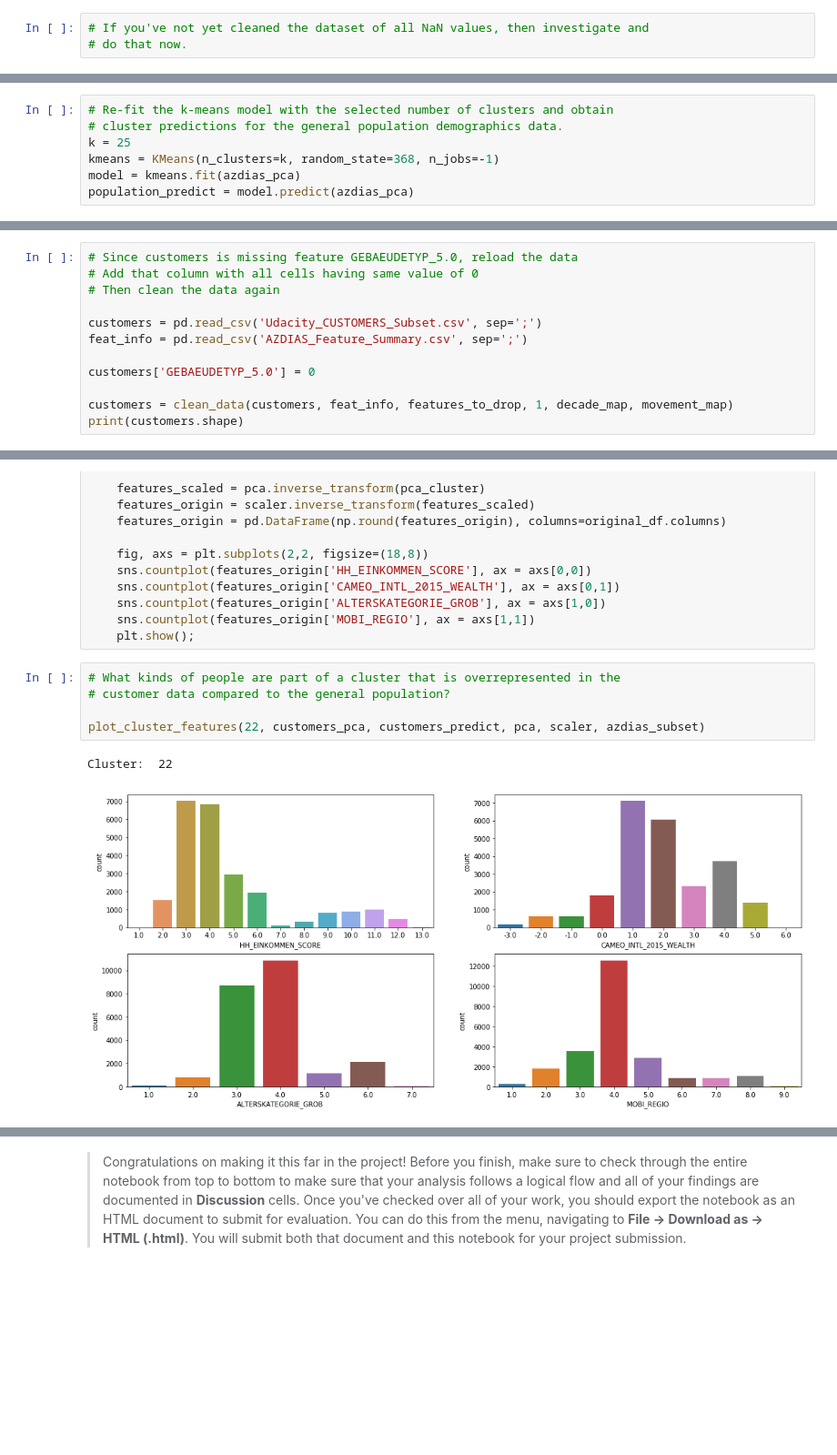
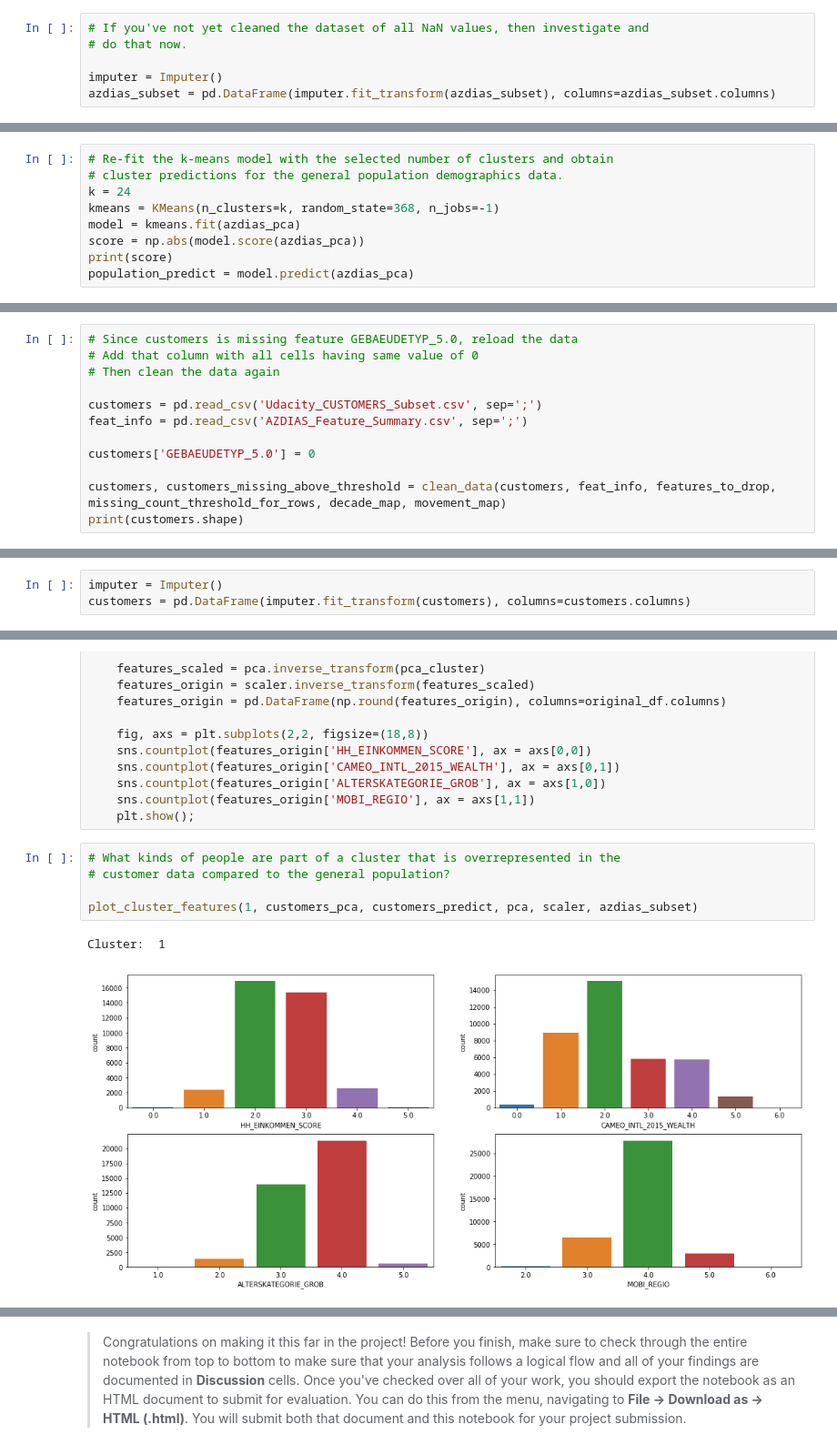
Before and after one commit to cuong-mai/customer-segments-unsupervised-learning, a Jupyter notebook: Identify_Customer_Segments.ipynb, the cells around one changed output, grey strips where cells are left out. Shown: that part at 91% size. Saved outputs shown, nothing was run; the diff lists cells and outputs as text; blank space fills up the shorter version.

Commit message:
Change threshold for missing values in row to 20.Add splitoff as cluster

```diff
--- a/Identify_Customer_Segments.ipynb
+++ b/Identify_Customer_Segments.ipynb
@@ -719,6 +715,9 @@ Before we apply dimensionality reduction techniques to the data, we need to perf
 # %%
 # If you've not yet cleaned the dataset of all NaN values, then investigate and
 # do that now.
+
+imputer = Imputer()
+azdias_subset = pd.DataFrame(imputer.fit_transform(azdias_subset), columns=azdias_subset.columns)
 # %%
 # Apply feature scaling to the general population demographics data.
 
@@ -956,7 +955,9 @@ plt.ylabel('Sum of Squared Errors');
 # %%
 # Re-fit the k-means model with the selected number of clusters and obtain
 # cluster predictions for the general population demographics data.
-k = 25
+k = 24
 kmeans = KMeans(n_clusters=k, random_state=368, n_jobs=-1)
 model = kmeans.fit(azdias_pca)
+score = np.abs(model.score(azdias_pca))
+print(score)
 population_predict = model.predict(azdias_pca)
@@ -1010,7 +1013,7 @@ feat_info = pd.read_csv('AZDIAS_Feature_Summary.csv', sep=';')
 
 customers['GEBAEUDETYP_5.0'] = 0
 
-customers = clean_data(customers, feat_info, features_to_drop, 1, decade_map, movement_map)
+customers, customers_missing_above_threshold = clean_data(customers, feat_info, features_to_drop, missing_count_threshold_for_rows, decade_map, movement_map)
 print(customers.shape)
 # %% [output]
 A value is trying to be set on a copy of a slice from a DataFrame
@@ -1021,3 +1024,6 @@ See the caveats in the documentation: http://pandas.pydata.org/pandas-docs/stabl
+# %%
+imputer = Imputer()
+customers = pd.DataFrame(imputer.fit_transform(customers), columns=customers.columns)
 # %%
 customers_scaled = scaler.transform(customers)
 customers_scaled
@@ -1091,11 +1114,11 @@ def plot_cluster_features(k, df, predict, pca, scaler, original_df):
 # %%
 # What kinds of people are part of a cluster that is overrepresented in the
 # customer data compared to the general population?
 
-plot_cluster_features(22, customers_pca, customers_predict, pca, scaler, azdias_subset)
+plot_cluster_features(1, customers_pca, customers_predict, pca, scaler, azdias_subset)
 # %% [output]
-Cluster:  22
+Cluster:  1
-[figure, old version]
+[figure, new version]
 # %%
 # What kinds of people are part of a cluster that is underrepresented in the
 # customer data compared to the general population?
```
Also changed, not shown: parts of 39 cells of this notebook, 1 other file.
